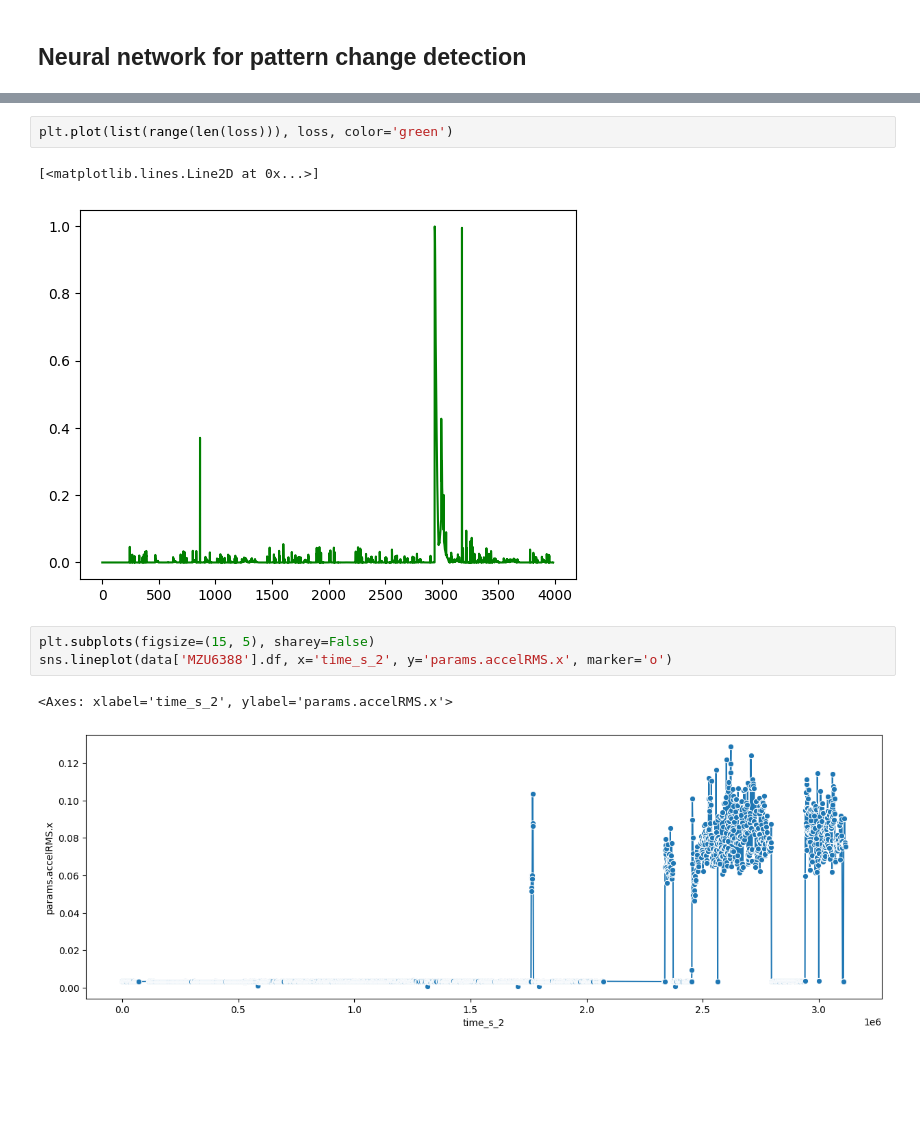
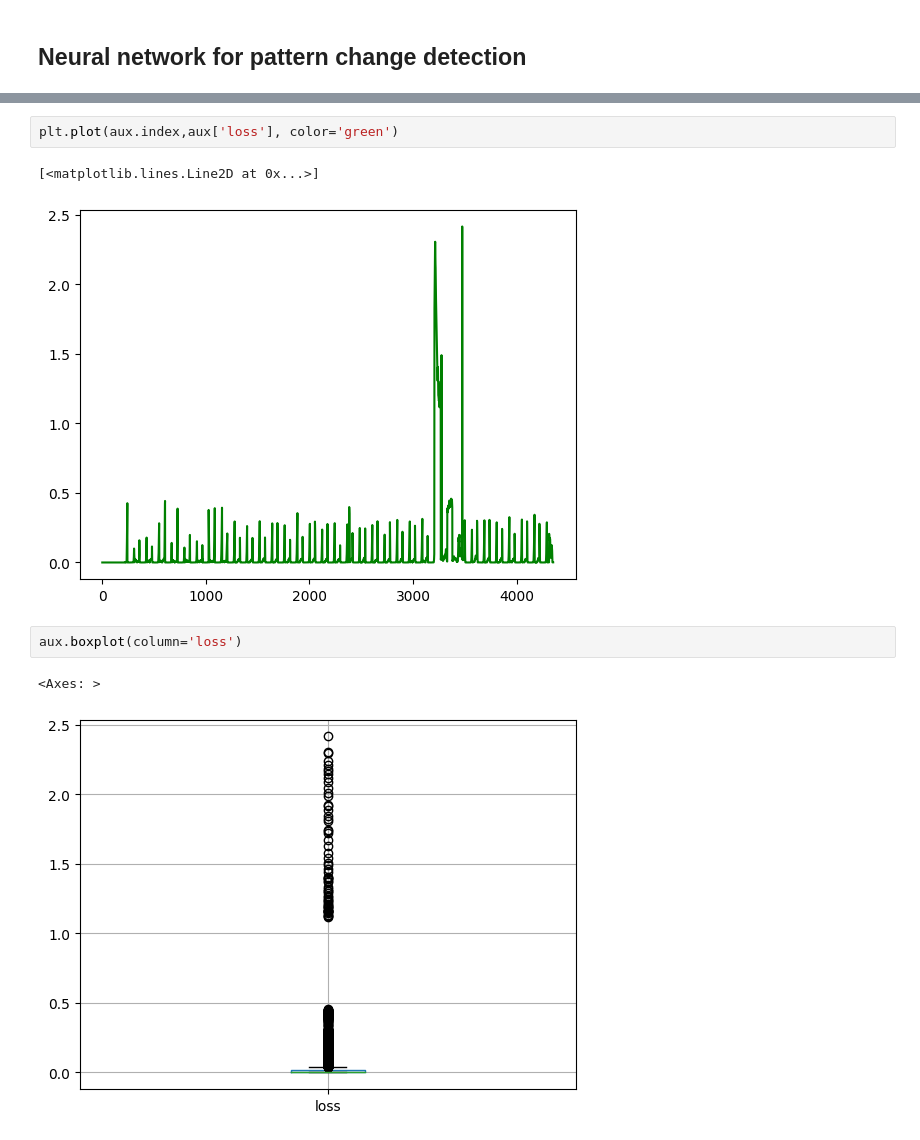
Before and after one commit to Leadz-wu/trac_test, a Jupyter notebook: test_2 _nn.ipynb, the cells around one changed output, grey strips where cells are left out. Saved outputs shown, nothing was run; the diff lists cells and outputs as text; blank space fills up the shorter version.

```diff
--- a/test_2 _nn.ipynb
+++ b/test_2 _nn.ipynb
@@ -408,11 +441,10 @@ print(max(loss))
 # %%
-plt.plot(list(range(len(loss))), loss, color='green')
+plt.plot(aux.index,aux['loss'], color='green')
 # %% [output]
 [<matplotlib.lines.Line2D at 0x...>]
-[figure, old version]
+[figure, new version]
-# %%
-plt.subplots(figsize=(15, 5), sharey=False)
-sns.lineplot(data['MZU6388'].df, x='time_s_2', y='params.accelRMS.x', marker='o')
-# %% [output]
-<Axes: xlabel='time_s_2', ylabel='params.accelRMS.x'>
-[figure, removed]
+# %%
+aux.boxplot(column='loss')
+# %% [output]
+<Axes: >
+[figure, added]
```
Also changed, not shown: parts of 22 cells of this notebook.
